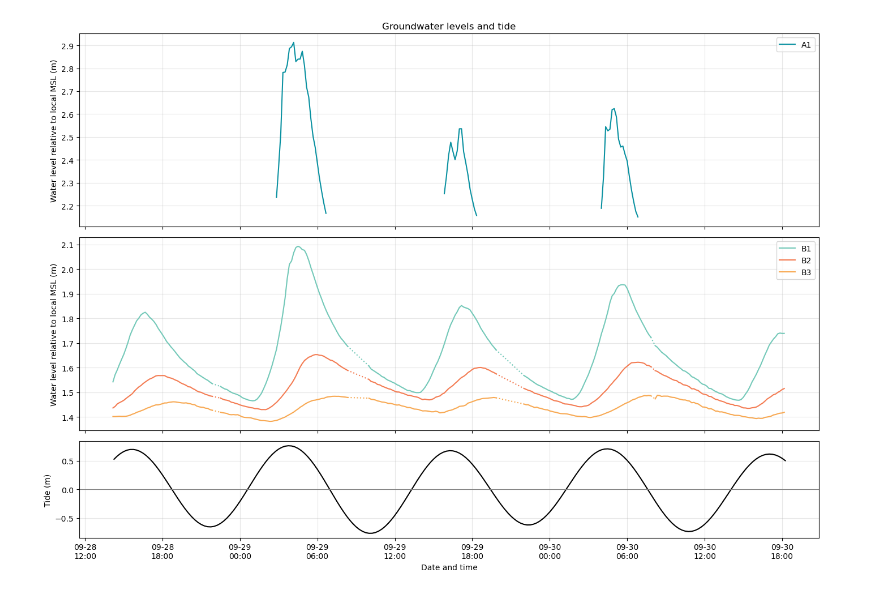
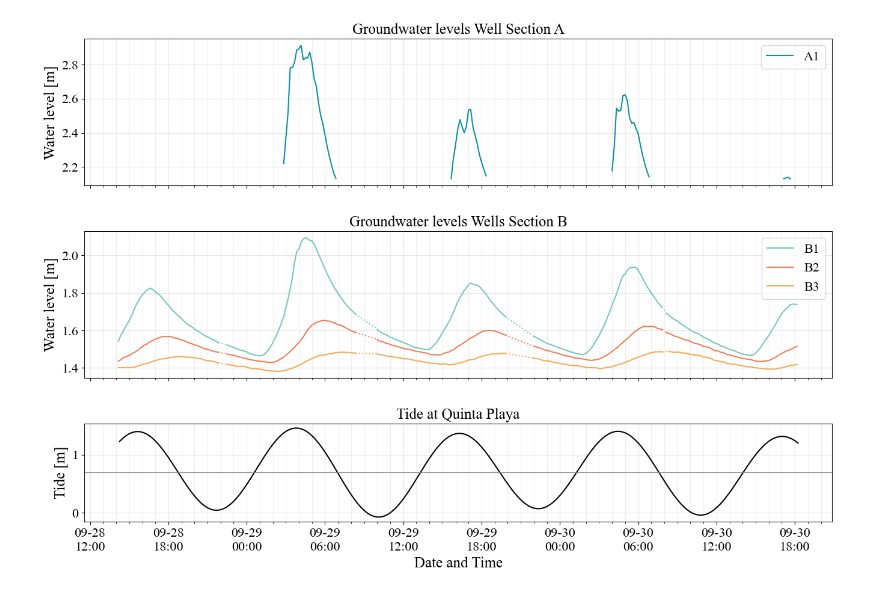
Before and after one commit to mdelemosschaper/quintaplaya, a Jupyter notebook: notebooks/New_waterlevelwells.ipynb, the cells around one changed output. Saved outputs shown, nothing was run; the diff lists cells and outputs as text; code cells hidden in the pictures.

```diff
--- a/notebooks/New_waterlevelwells.ipynb
+++ b/notebooks/New_waterlevelwells.ipynb
@@ -36,13 +53,13 @@ all_divers['Pressure[mH2O]'] = (all_divers['Pressure[cmH2O]'] - all_divers['Dive
 baro = read_diver(next(folder.glob("Baro*.CSV")))
 baro['Pressure[mH2O]'] = (baro['Pressure[cmH2O]'] - baro_offset) / 100
 
+tranA = pd.read_csv('../data/groundwater/wellA_transect_profile.csv')
+tranA['z'] = tranA[['Monday', 'Tuesday', 'Wednesday']].mean(axis=1)
+
 tranB = pd.read_csv('../data/groundwater/well_transect_profile.csv')
 tranB['z'] = tranB[['Monday', 'Tuesday', 'Wednesday']].mean(axis=1)
 
-tranA = pd.read_csv('../data/groundwater/wellA_transect_profile.csv')
-tranA['z'] = tranA[['Monday', 'Tuesday', 'Wednesday']].mean(axis=1)
-
-raw_tides = pd.read_csv('../data/water_levels/QUINTA_tides_2030.csv')
+raw_tides = pd.read_csv('../data/water_levels/QUINTA_water_levels_fieldwork_2026.csv', usecols=['dates', 'water_level_egm2008'])
 # %%
 start = '2026-09-28 14:15:00'
 end = '2026-09-30 18:15:00'
@@ -51,52 +68,53 @@ baro_at_diver_time = np.interp(all_divers['Date/time'].astype('int64'), baro['Da
 
 all_divers['WC'] = all_divers['Pressure[mH2O]'] - baro_at_diver_time
 all_divers['WL'] = all_divers['Diver'].map(well_toc) - CL + all_divers['WC']
-all_divers.loc[all_divers['WC'] < 0.05, 'WL'] = np.nan
-wl = all_divers.loc[all_divers['Date/time'].between(start, end) & (all_divers['WC'] > 0.05)].copy()
+wl = all_divers.loc[all_divers['Date/time'].between(start, end) & (all_divers['WC'] > 0.03)].copy()
 
 tides = raw_tides.copy()
 tides['dates'] = pd.to_datetime(tides['dates'], utc=True).dt.tz_localize(None) + pd.Timedelta(hours=-6)
 tides = tides.loc[tides['dates'].between(start, end)].copy()
 
-fig, (ax1, ax2, ax3) = plt.subplots(3, 1, figsize=(14, 10), sharex=True, gridspec_kw={"height_ratios": [3, 3, 1.5]})
+fig, (ax1, ax2, ax3) = plt.subplots(3, 1, figsize=(14, 10), sharex=True, gridspec_kw={"height_ratios": [3, 3, 2]})
 
-well_colours = {name: colours[i % len(colours)] for i, name in enumerate(sorted(wl['Diver'].dropna().unique()))}
+well_colours = {name: colours[i % len(colours)] for i, name in enumerate(sorted(wl['Diver'].unique()))}
 well_axes = {'A': ax1, 'B': ax2}
-
-max_interp_gap = pd.Timedelta(hours=6)
-max_interp_points = int(max_interp_gap / pd.Timedelta(minutes=5))
 
 for name, df in wl.groupby("Diver"):
     s = df.set_index('Date/time')['WL'].resample('10min').mean()
     med = s.rolling(7, center=True, min_periods=3).median()
-    s[(s - med).abs() > 0.5] = np.nan
+    s[(s - med).abs() > max_jump] = np.nan
     ax = well_axes.get(name[0])
     color = well_colours[name]
     ax.plot(s.index.to_numpy(), s.to_numpy(), label=name, color=color, linewidth=1.5)
 
     if name[0] != 'A':
         interpolated = s.interpolate(method='time', limit=max_interp_points, limit_area='inside')
         gap = s.isna() & interpolated.notna()
         bridge = interpolated.where(gap | gap.shift(1, fill_value=False) | gap.shift(-1, fill_value=False))
         ax.plot(bridge.index.to_numpy(), bridge.to_numpy(), color=color, linestyle=':', linewidth=1.5)
 
-ax1.set_ylabel('Water level relative to local MSL (m)')
-ax1.set_title('Groundwater levels and tide')
+
+ax1.set_ylabel('Water level [m]')
+ax1.set_title('Groundwater levels Well Section A')
 ax1.legend()
-ax1.grid(alpha=0.3)
 
-ax2.set_ylabel('Water level relative to local MSL (m)')
+ax2.set_ylabel('Water level [m]')
+ax2.set_title('Groundwater levels Wells Section B')
 ax2.legend()
-ax2.grid(alpha=0.3)
 
-ax3.plot(tides["dates"].to_numpy(), tides["tide"].to_numpy(), color='k', linewidth=1.5)
-ax3.axhline(0, color='gray', lw=0.8)
-ax3.set_ylabel("Tide (m)")
-ax3.set_xlabel("Date and time")
-ax3.grid(alpha=0.3)
+ax3.plot(tides["dates"].to_numpy(), tides['water_level_egm2008'].to_numpy(), color='k', linewidth=1.5)
+ax3.axhline(0.7, color='gray', lw=0.8)
+ax3.set_title('Tide at Quinta Playa')
+ax3.set_ylabel('Tide [m]')
+ax3.set_xlabel('Date and Time')
 
 ax3.xaxis.set_major_locator(mdates.AutoDateLocator())
+ax3.xaxis.set_minor_locator(mdates.HourLocator(interval=1))
 ax3.xaxis.set_major_formatter(mdates.DateFormatter("%m-%d\n%H:%M"))
-fig.tight_layout()
+fig.tight_layout(pad=2)
+
+for ax in (ax1, ax2, ax3):
+    ax.grid(alpha=0.3)
+    ax.grid(which='minor', axis='x', alpha=0.2)
 # %% [output]
-[figure, old version]
+[figure, new version]
```
Also changed, not shown: parts of 5 cells of this notebook, 3 other files.
